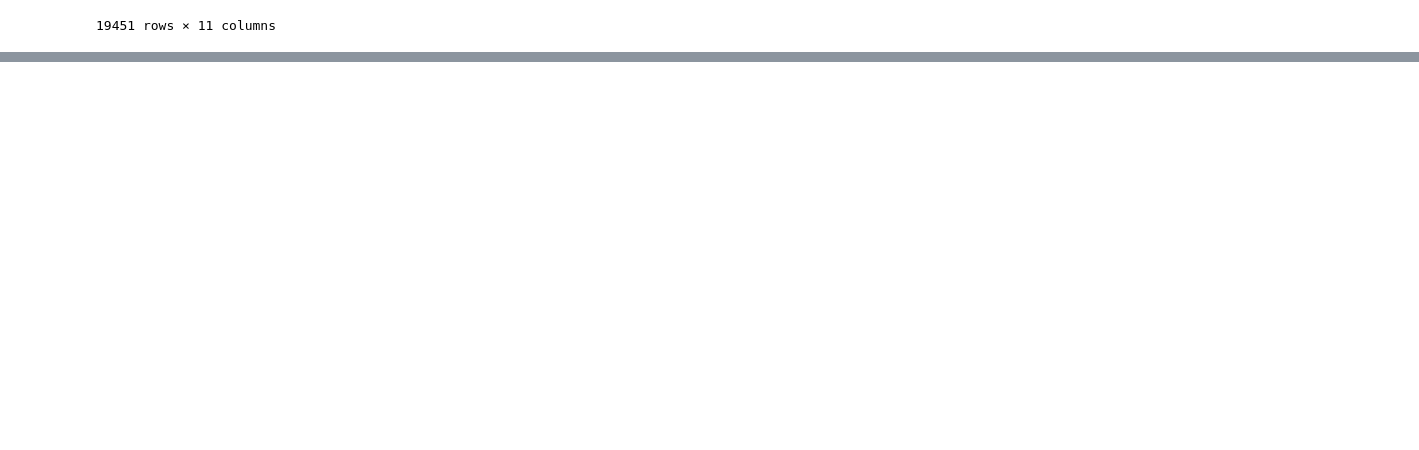
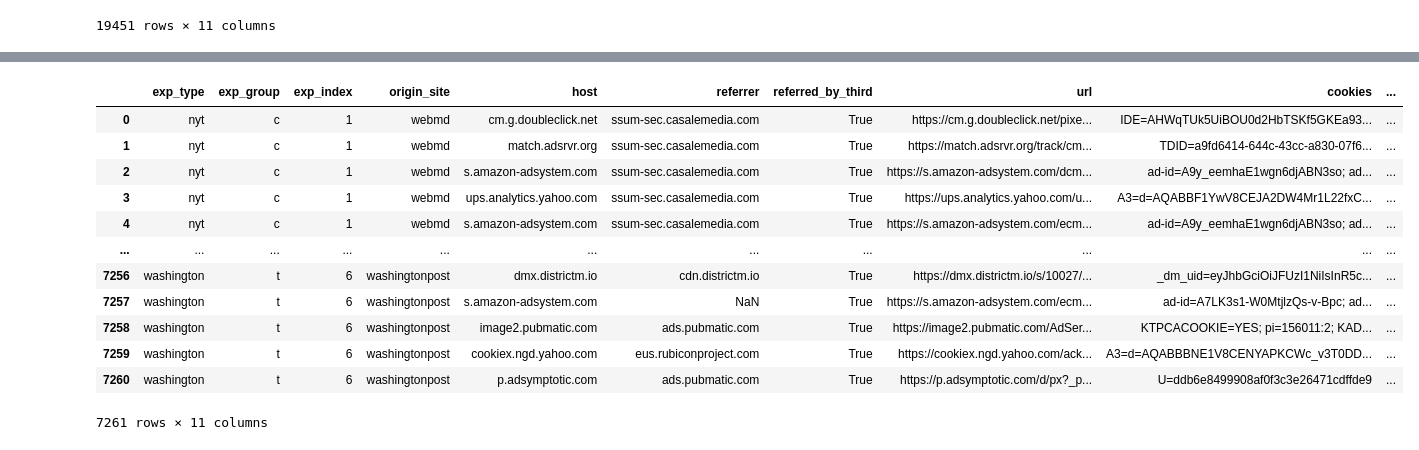
Before and after one commit to Sprinkle612/Cornell-Tech-Spec-Privacy-Fall2020, a Jupyter notebook: cookie-syncing-explore.ipynb, the cells around one changed output, grey strips where cells are left out. Saved outputs shown, nothing was run; the diff lists cells and outputs as text; code cells hidden in the pictures; blank space fills up the shorter version.

```diff
--- a/cookie-syncing-explore.ipynb
+++ b/cookie-syncing-explore.ipynb
@@ -49 +77,18 @@ cookies_syncing_id
+# %%
+tp_cookies_syncing = cookies_syncing[cookies_syncing.share_tp_cookie & cookies_syncing.referred_by_third].reset_index(drop = True)
+tp_cookies_syncing
+# %% [output]
+|  | exp_type | exp_group | exp_index | origin_site | host | referrer | referred_by_third | url | cookies | ... |
+| 0 | nyt | c | 1 | webmd | cm.g.doubleclick.net | ssum-sec.casalemedia.com | True | https://cm.g.doubleclick.net/pixe... | IDE=AHWqTUk5UiBOU0d2HbTSKf5GKEa93... | ... |
+| 1 | nyt | c | 1 | webmd | match.adsrvr.org | ssum-sec.casalemedia.com | True | https://match.adsrvr.org/track/cm... | TDID=a9fd6414-644c-43cc-a830-07f6... | ... |
+| 2 | nyt | c | 1 | webmd | s.amazon-adsystem.com | ssum-sec.casalemedia.com | True | https://s.amazon-adsystem.com/dcm... | ad-id=A9y_eemhaE1wgn6djABN3so; ad... | ... |
+| 3 | nyt | c | 1 | webmd | ups.analytics.yahoo.com | ssum-sec.casalemedia.com | True | https://ups.analytics.yahoo.com/u... | A3=d=AQABBF1YwV8CEJA2DW4Mr1L22fxC... | ... |
+| 4 | nyt | c | 1 | webmd | s.amazon-adsystem.com | ssum-sec.casalemedia.com | True | https://s.amazon-adsystem.com/ecm... | ad-id=A9y_eemhaE1wgn6djABN3so; ad... | ... |
+| ... | ... | ... | ... | ... | ... | ... | ... | ... | ... | ... |
+| 7256 | washington | t | 6 | washingtonpost | dmx.districtm.io | cdn.districtm.io | True | https://dmx.districtm.io/s/10027/... | _dm_uid=eyJhbGciOiJFUzI1NiIsInR5c... | ... |
+| 7257 | washington | t | 6 | washingtonpost | s.amazon-adsystem.com | NaN | True | https://s.amazon-adsystem.com/ecm... | ad-id=A7LK3s1-W0MtjlzQs-v-Bpc; ad... | ... |
+| 7258 | washington | t | 6 | washingtonpost | image2.pubmatic.com | ads.pubmatic.com | True | https://image2.pubmatic.com/AdSer... | KTPCACOOKIE=YES; pi=156011:2; KAD... | ... |
+| 7259 | washington | t | 6 | washingtonpost | cookiex.ngd.yahoo.com | eus.rubiconproject.com | True | https://cookiex.ngd.yahoo.com/ack... | A3=d=AQABBBNE1V8CENYAPKCWc_v3T0DD... | ... |
+| 7260 | washington | t | 6 | washingtonpost | p.adsymptotic.com | ads.pubmatic.com | True | https://p.adsymptotic.com/d/px?_p... | U=ddb6e8499908af0f3c3e26471cdffde9 | ... |
+7261 rows × 11 columns
 # %%
```
Also changed, not shown: parts of 19 cells of this notebook, 5 other files.
